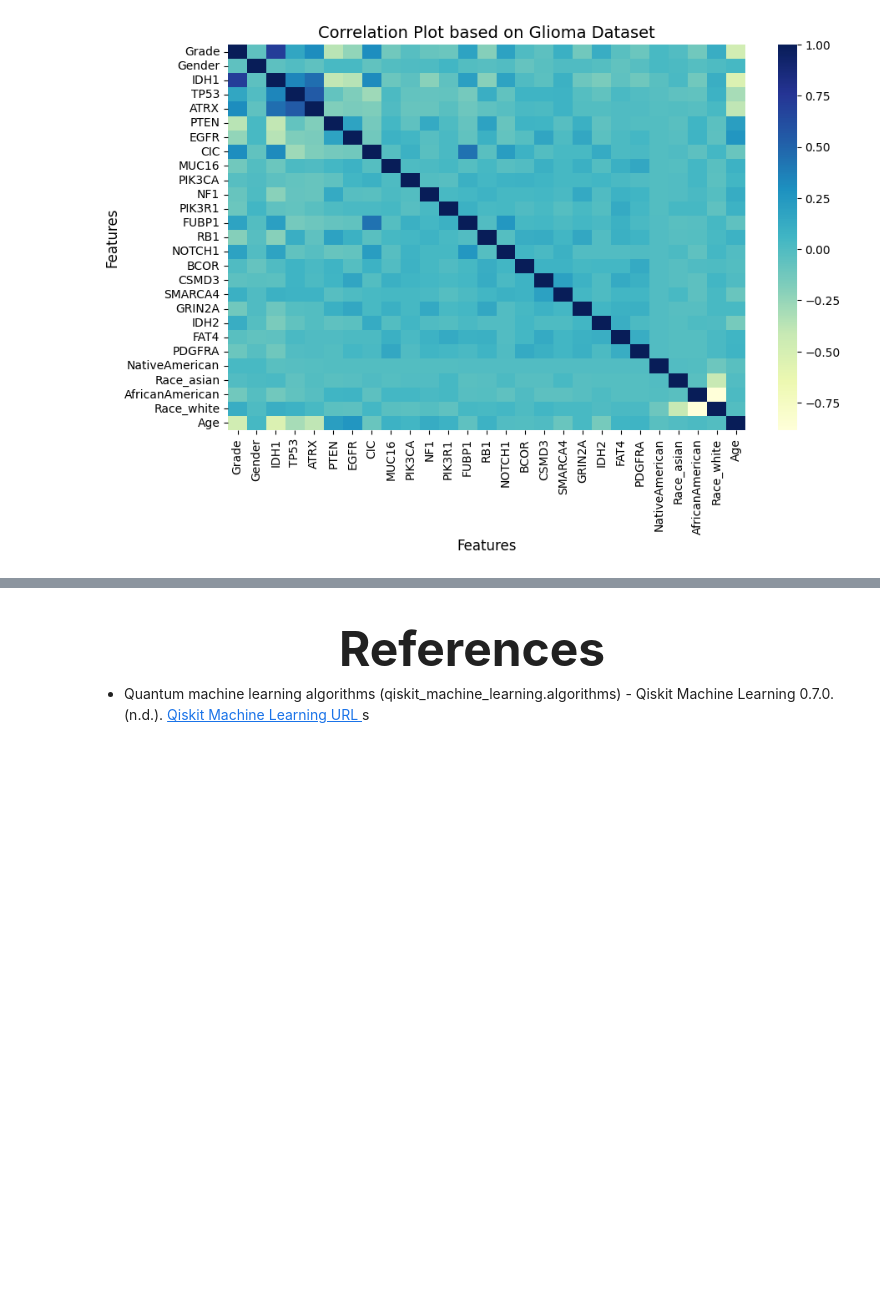
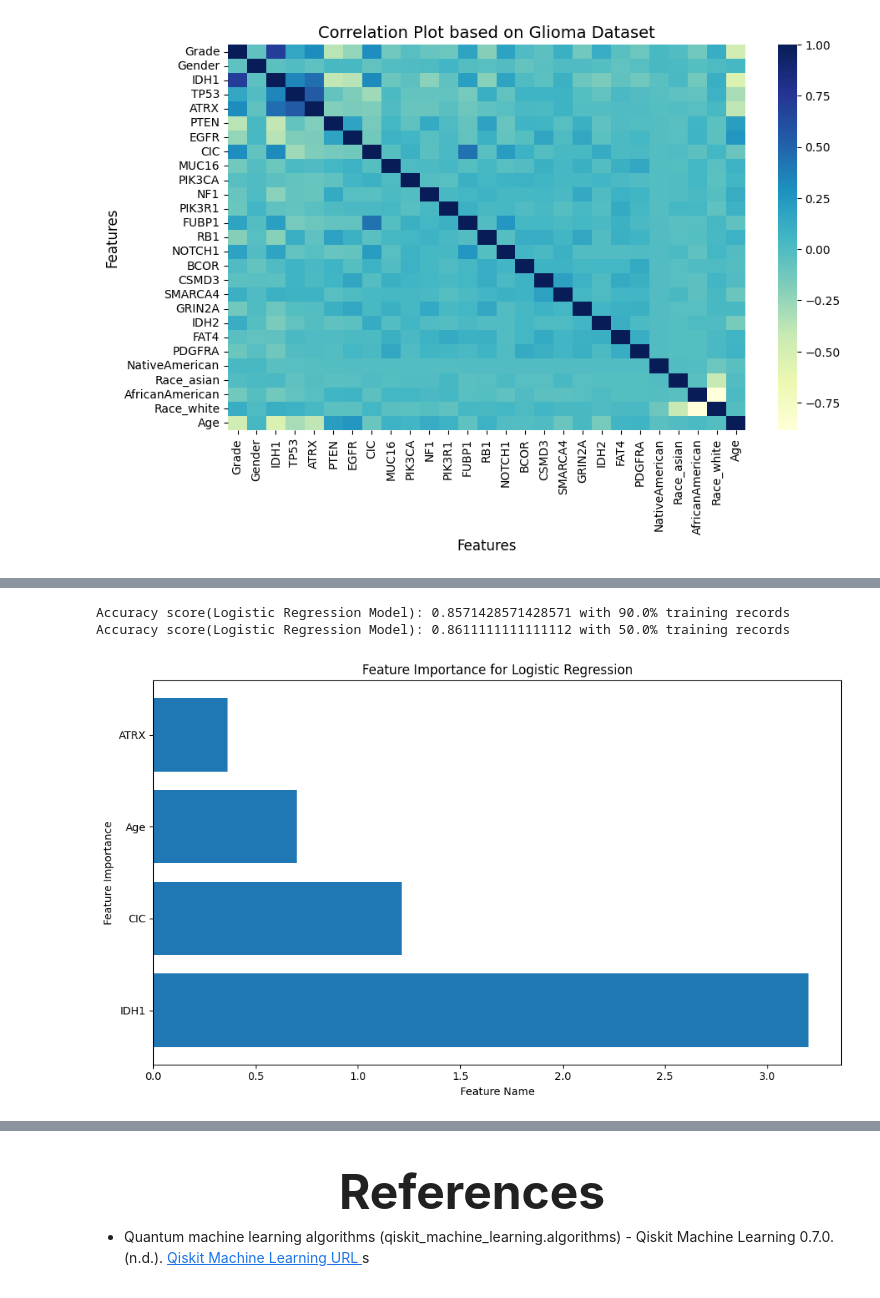
Before and after one commit to enggabhishek/glioma-prediction, a Jupyter notebook: Glioma_Brain_Cancer_Predictor.ipynb, the cells around one changed output, grey strips where cells are left out. Cells and saved outputs as stored; diff of their text form; code cells hidden in the pictures; blank space fills up the shorter version.

```diff
--- a/Glioma_Brain_Cancer_Predictor.ipynb
+++ b/Glioma_Brain_Cancer_Predictor.ipynb
@@ -1405,0 +187,2 @@ for pred in pred_pqsvc:
+# %%
+train_set = [ 0.9, 0.5]
@@ -1405,0 +197,46 @@ for pred in pred_pqsvc:
+# %%
+#=====================Logistic Regression Model with different training sets================
+for elm in train_set:
+    clf_LR = LogisticRegression(solver='lbfgs', max_iter=100)
+    X_t, dummy_x, y_t, dummy_y = train_test_split(X_train, y_train, train_size=elm, random_state=42)
+
+    # Fitting the classifier to the training data
+    clf_LR.fit(X_t, y_t)
+
+    # Making predictions on the testing data
+    y_pred_LR = clf_LR.predict(X_test)
+    y_pred_proba_LR = clf_LR.predict_proba(X_test)[:, 1]  # Predicted probabilities for positive class
+    lr_pred_ls.append(y_pred_LR)
+
+    # Evaluating the accuracy of the model
+    accuracy = accuracy_score(y_test, y_pred_LR)
+    accuracies.append(['Logistic Regression',f'{elm*100}%', accuracy])
+
+    # Calculating Log Loss
+    log_loss_value = log_loss(y_test, y_pred_proba_LR)
+    log_losses.append(['Logistic Regression', f'{elm * 100}%', log_loss_value])
+
+    print(f'Accuracy score(Logistic Regression Model): {accuracy} with {elm*100}% training records')
+# %% [output]
+Accuracy score(Logistic Regression Model): 0.8571428571428571 with 90.0% training records
+Accuracy score(Logistic Regression Model): 0.8611111111111112 with 50.0% training records
+# %%
+#======================Feature Importance based on Logistic Regression=========================================================================
+# Get the coefficients
+coefficients = clf_LR.coef_[0]
+# Sort the coefficients by absolute value
+sorted_coefficients = sorted(zip(X1.columns, coefficients), key=lambda x: abs(x[1]), reverse=True)
+
+# Create the feature importance graph
+feature_names = [x[0] for x in sorted_coefficients]
+feature_importances = [abs(x[1]) for x in sorted_coefficients]
+plt.figure(figsize=(10, 6))
+plt.barh(feature_names,feature_importances)
+plt.xlabel('Feature Name')
+plt.ylabel('Feature Importance')
+plt.title('Feature Importance for Logistic Regression')
+plt.tight_layout()
+plt.show()
+#==========================================================================================================
+# %% [output]
+[figure, added]
```
Also changed, not shown: parts of 134 cells of this notebook.
